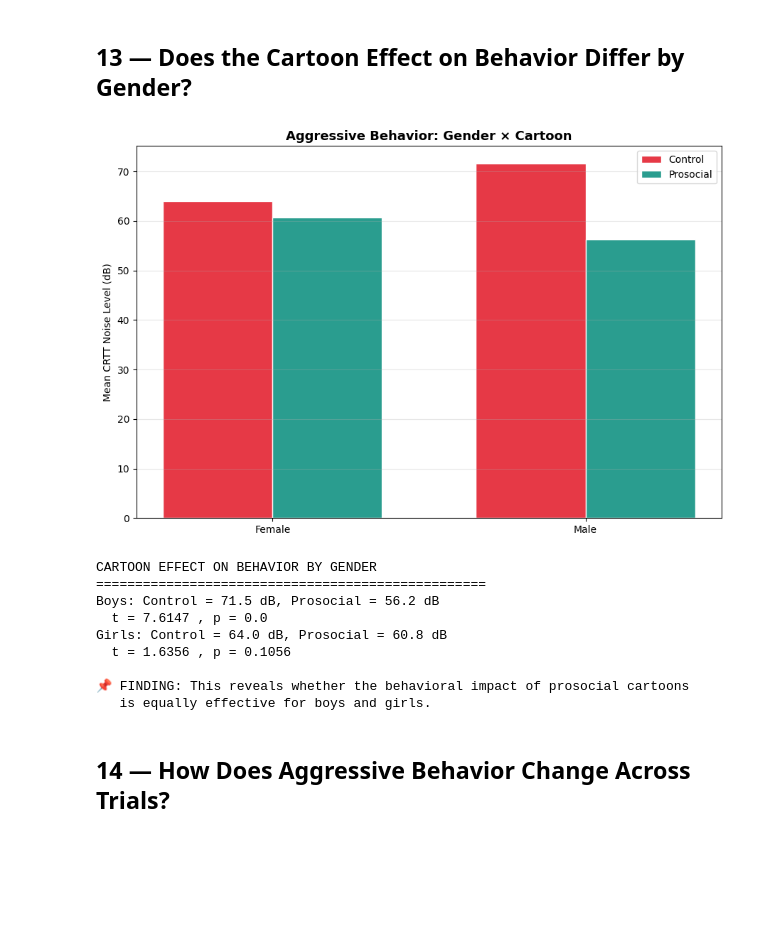
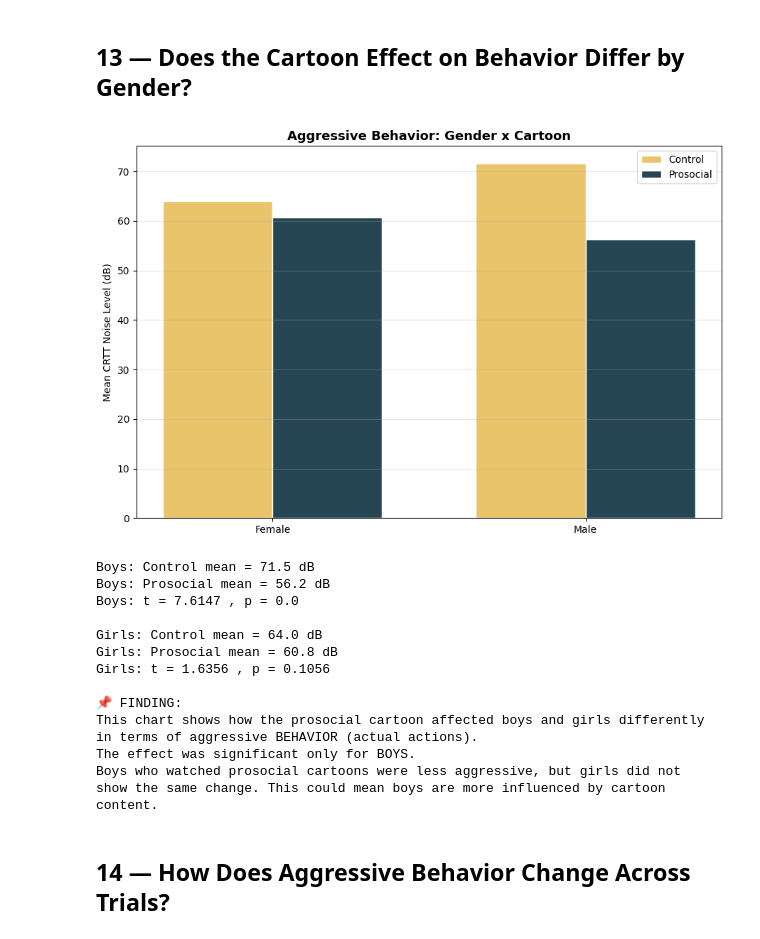
Before and after one commit to RonakSinghRaina/PROJECT-NEW, a Jupyter notebook: cartoon_analysis_complete.ipynb, the cells around one changed output. Drawn from its saved outputs; the diff is of its cells as text; code cells hidden in the pictures; blank space fills up the shorter version.

```diff
--- a/cartoon_analysis_complete.ipynb
+++ b/cartoon_analysis_complete.ipynb
@@ -769,53 +795,77 @@ Girls: Control = 1208.6 ms, Prosocial = 1226.2 ms
 # %% [markdown]
 ## 13 — Does the Cartoon Effect on Behavior Differ by Gender?
 # %%
-# Split into 4 groups directly
+# splitting into 4 groups
 boys_control_beh = df_pro[(df_pro['Gender'] == 'Male') & (df_pro['Watched_Prosocial_Cartoon'] == 'No')]['Mean_Aggressive_Behavior_CRTT_dB']
 boys_prosocial_beh = df_pro[(df_pro['Gender'] == 'Male') & (df_pro['Watched_Prosocial_Cartoon'] == 'Yes')]['Mean_Aggressive_Behavior_CRTT_dB']
 girls_control_beh = df_pro[(df_pro['Gender'] == 'Female') & (df_pro['Watched_Prosocial_Cartoon'] == 'No')]['Mean_Aggressive_Behavior_CRTT_dB']
 girls_prosocial_beh = df_pro[(df_pro['Gender'] == 'Female') & (df_pro['Watched_Prosocial_Cartoon'] == 'Yes')]['Mean_Aggressive_Behavior_CRTT_dB']
 
+# making grouped bar chart
 fig, ax = plt.subplots(figsize=(9, 6))
 x = np.arange(2)
 width = 0.35
 ax.bar(x - width/2, [girls_control_beh.mean(), boys_control_beh.mean()],
-       width, label='Control', color='#e63946', edgecolor='white')
+       width, label='Control', color='#e9c46a', edgecolor='white')
 ax.bar(x + width/2, [girls_prosocial_beh.mean(), boys_prosocial_beh.mean()],
-       width, label='Prosocial', color='#2a9d8f', edgecolor='white')
+       width, label='Prosocial', color='#264653', edgecolor='white')
 ax.set_xticks(x)
 ax.set_xticklabels(['Female', 'Male'])
-ax.set_title('Aggressive Behavior: Gender × Cartoon', fontsize=13, fontweight='bold')
+ax.set_title('Aggressive Behavior: Gender x Cartoon', fontsize=13, fontweight='bold')
 ax.set_ylabel('Mean CRTT Noise Level (dB)')
 ax.legend()
 ax.grid(axis='y', alpha=0.3)
 plt.tight_layout()
 plt.show()
 
-# t-tests by gender
-print('CARTOON EFFECT ON BEHAVIOR BY GENDER')
-print('=' * 50)
+# t-test for boys
+t_boys, p_boys = stats.ttest_ind(boys_control_beh, boys_prosocial_beh)
+print('Boys: Control mean =', round(boys_control_beh.mean(), 1), 'dB')
+print('Boys: Prosocial mean =', round(boys_prosocial_beh.mean(), 1), 'dB')
+print('Boys: t =', round(t_boys, 4), ', p =', round(p_boys, 4))
+print()
 
-t_boys, p_boys = stats.ttest_ind(boys_control_beh, boys_prosocial_beh)
-print('Boys: Control =', round(boys_control_beh.mean(), 1), 'dB, Prosocial =', round(boys_prosocial_beh.mean(), 1), 'dB')
-print('  t =', round(t_boys, 4), ', p =', round(p_boys, 4))
+# t-test for girls
+t_girls, p_girls = stats.ttest_ind(girls_control_beh, girls_prosocial_beh)
+print('Girls: Control mean =', round(girls_control_beh.mean(), 1), 'dB')
+print('Girls: Prosocial mean =', round(girls_prosocial_beh.mean(), 1), 'dB')
+print('Girls: t =', round(t_girls, 4), ', p =', round(p_girls, 4))
+print()
 
-t_girls, p_girls = stats.ttest_ind(girls_control_beh, girls_prosocial_beh)
-print('Girls: Control =', round(girls_control_beh.mean(), 1), 'dB, Prosocial =', round(girls_prosocial_beh.mean(), 1), 'dB')
-print('  t =', round(t_girls, 4), ', p =', round(p_girls, 4))
-print()
-print('📌 FINDING: This reveals whether the behavioral impact of prosocial cartoons')
-print('   is equally effective for boys and girls.')
+print('📌 FINDING:')
+print('This chart shows how the prosocial cartoon affected boys and girls differently')
+print('in terms of aggressive BEHAVIOR (actual actions).')
+if p_boys < 0.05 and p_girls < 0.05:
+    print('The effect was significant for BOTH genders — prosocial cartoons reduced')
+    print('aggressive behavior in both boys and girls equally.')
+elif p_boys < 0.05:
+    print('The effect was significant only for BOYS.')
+    print('Boys who watched prosocial cartoons were less aggressive, but girls did not')
+    print('show the same change. This could mean boys are more influenced by cartoon content.')
+elif p_girls < 0.05:
+    print('The effect was significant only for GIRLS.')
+    print('Girls who watched prosocial cartoons were less aggressive, but boys did not')
+    print('show the same change.')
+else:
+    print('The effect was not significant for either gender separately.')
+    print('When we look at boys and girls individually, the prosocial cartoon effect')
+    print('is not strong enough in either group to be statistically significant.')
 # %% [output]
-[figure, old version]
+[figure, new version]
-CARTOON EFFECT ON BEHAVIOR BY GENDER
-==================================================
-Boys: Control = 71.5 dB, Prosocial = 56.2 dB
-  t = 7.6147 , p = 0.0
-Girls: Control = 64.0 dB, Prosocial = 60.8 dB
-  t = 1.6356 , p = 0.1056
+Boys: Control mean = 71.5 dB
+Boys: Prosocial mean = 56.2 dB
+Boys: t = 7.6147 , p = 0.0
 
-📌 FINDING: This reveals whether the behavioral impact of prosocial cartoons
-   is equally effective for boys and girls.
+Girls: Control mean = 64.0 dB
+Girls: Prosocial mean = 60.8 dB
+Girls: t = 1.6356 , p = 0.1056
+
+📌 FINDING:
+This chart shows how the prosocial cartoon affected boys and girls differently
+in terms of aggressive BEHAVIOR (actual actions).
+The effect was significant only for BOYS.
+Boys who watched prosocial cartoons were less aggressive, but girls did not
+show the same change. This could mean boys are more influenced by cartoon content.
 # %% [markdown]
 ## 14 — How Does Aggressive Behavior Change Across Trials?
 # %%
```
Also changed, not shown: parts of 35 cells of this notebook.
